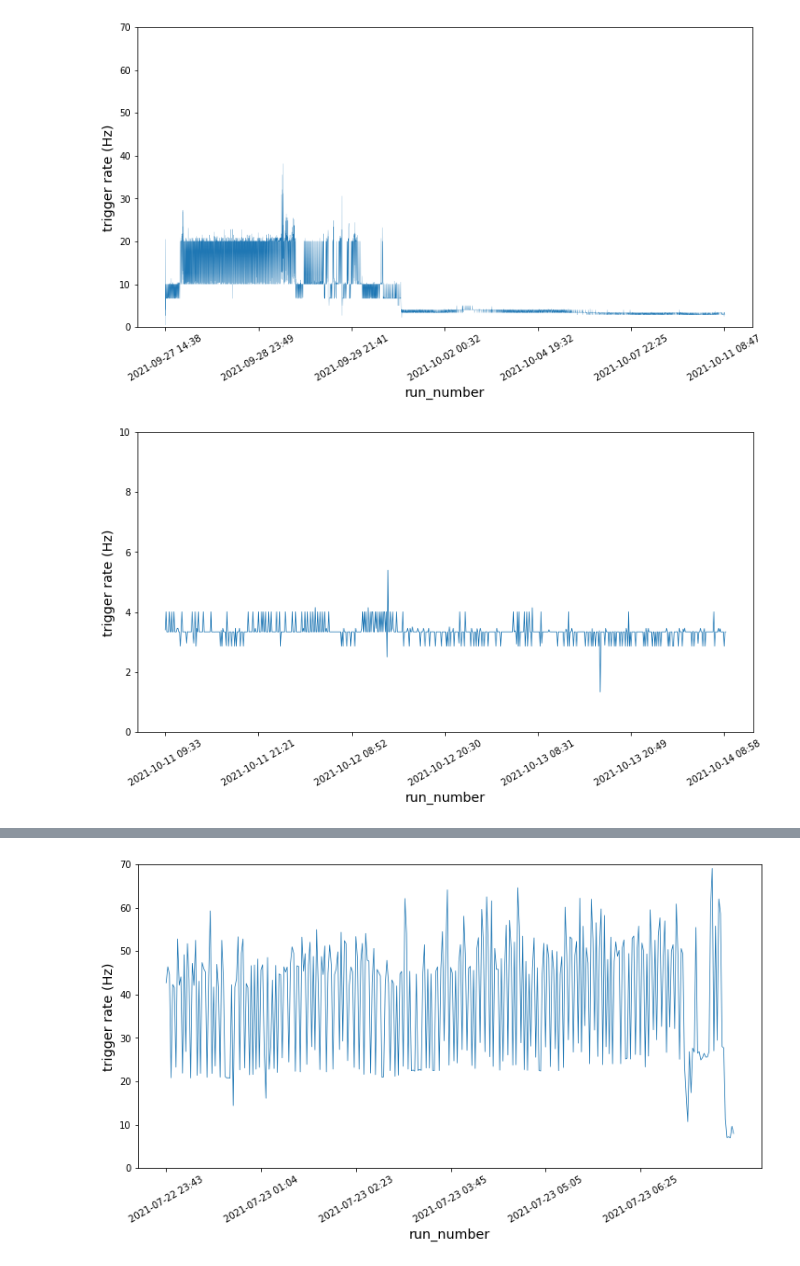
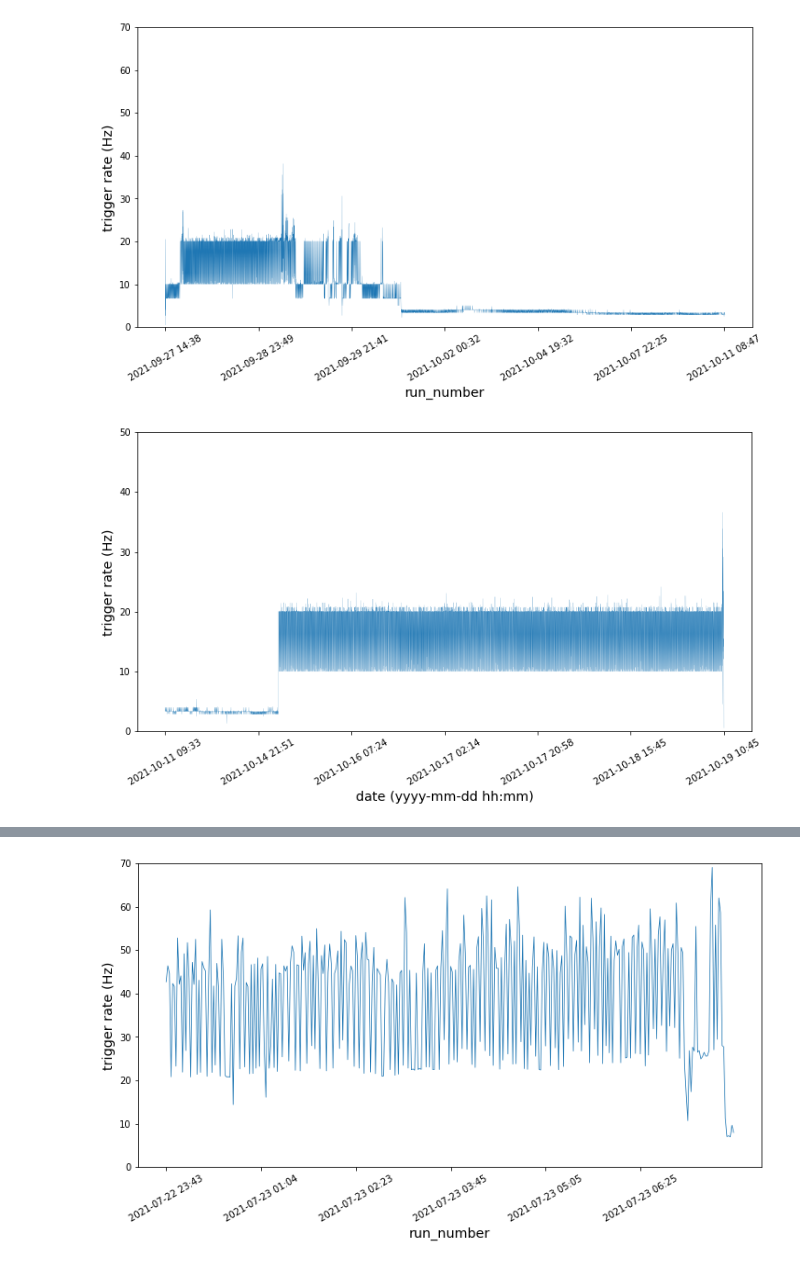
Before and after one commit to cdesio/chance_analysis, a Jupyter notebook: Trigger_rates.ipynb, the cells around one changed output, grey strips where cells are left out. Saved outputs shown, nothing was run; the diff lists cells and outputs as text; code cells hidden in the pictures.

Commit message:
uploading latest trigger rates

```diff
--- a/Trigger_rates.ipynb
+++ b/Trigger_rates.ipynb
@@ -111,10 +111,11 @@ def read_triggerrate_dict_and_plot(tr_rate_dict, lw=.2, ylim=(0,70)):
 
     dates= [d for d, r in data_rates]
     tr_rate = [r for d, r in data_rates]
+    #print(tr_rate)
     plt.figure(figsize=(12,6))
     plt.plot(findex, tr_rate, linewidth=lw)
     plt.ylabel('trigger rate (Hz)', fontsize='x-large')
-    plt.xlabel('run_number', fontsize='x-large')
+    plt.xlabel('date (yyyy-mm-dd hh:mm)', fontsize='x-large')
     plt.ylim(ylim)
     plt.xticks(findex[::int(len(findex)/6)],dates[::int(len(findex)/6)], rotation=30, fontsize='medium')
     plt.show()
@@ -126,6 +127,6 @@ read_triggerrate_dict_and_plot('trigger_rate_202109_start_0927_new_tboard', lw=.
 # %% [output]
 [figure]
 # %%
-read_triggerrate_dict_and_plot('trigger_rate_202110_start_1011', lw=.75, ylim=(0,10))
+read_triggerrate_dict_and_plot('trigger_rate_202110_start_1011', lw=.15, ylim=(0,50))
 # %% [output]
-[figure, old version]
+[figure, new version]
```
Also changed, not shown: parts of 1 cell of this notebook, 1 other file.
